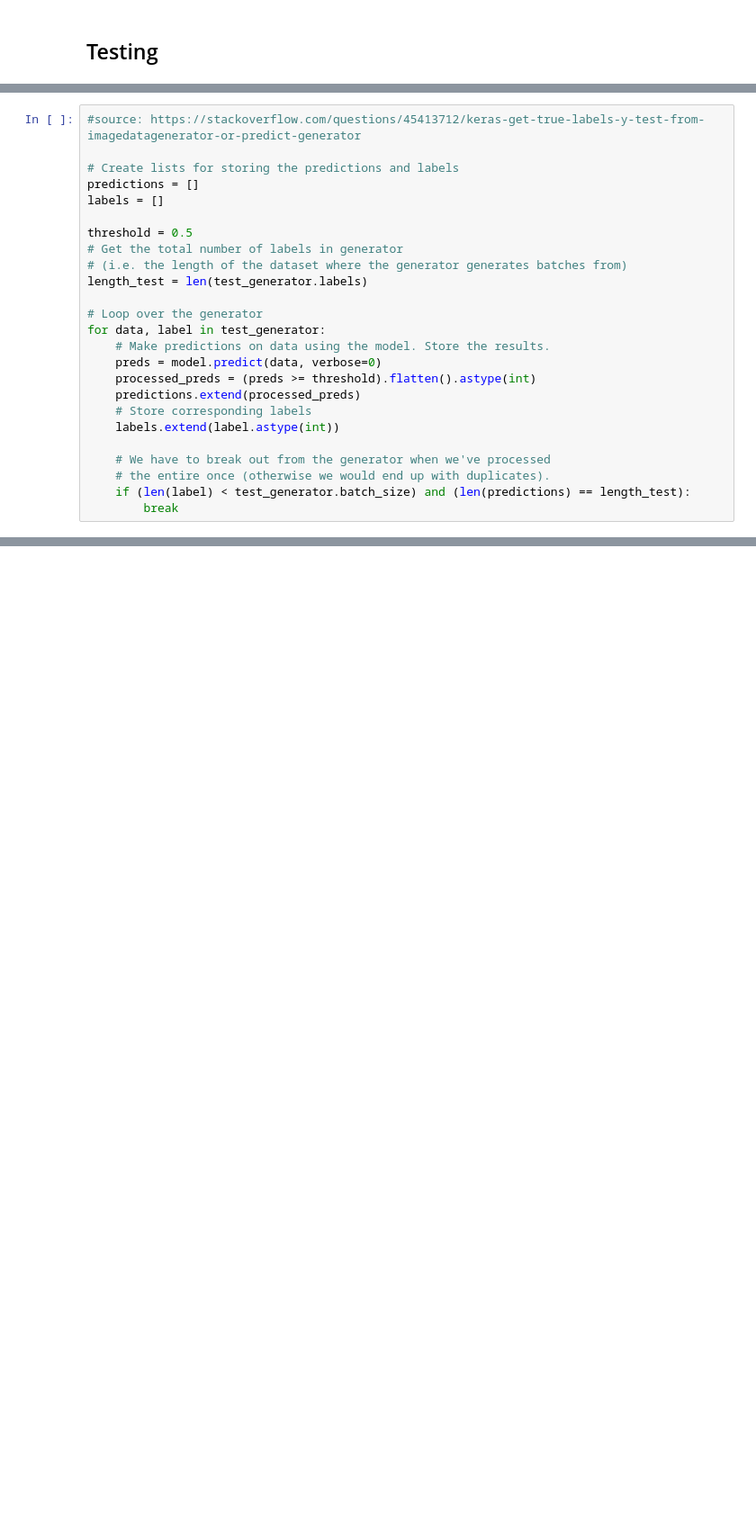
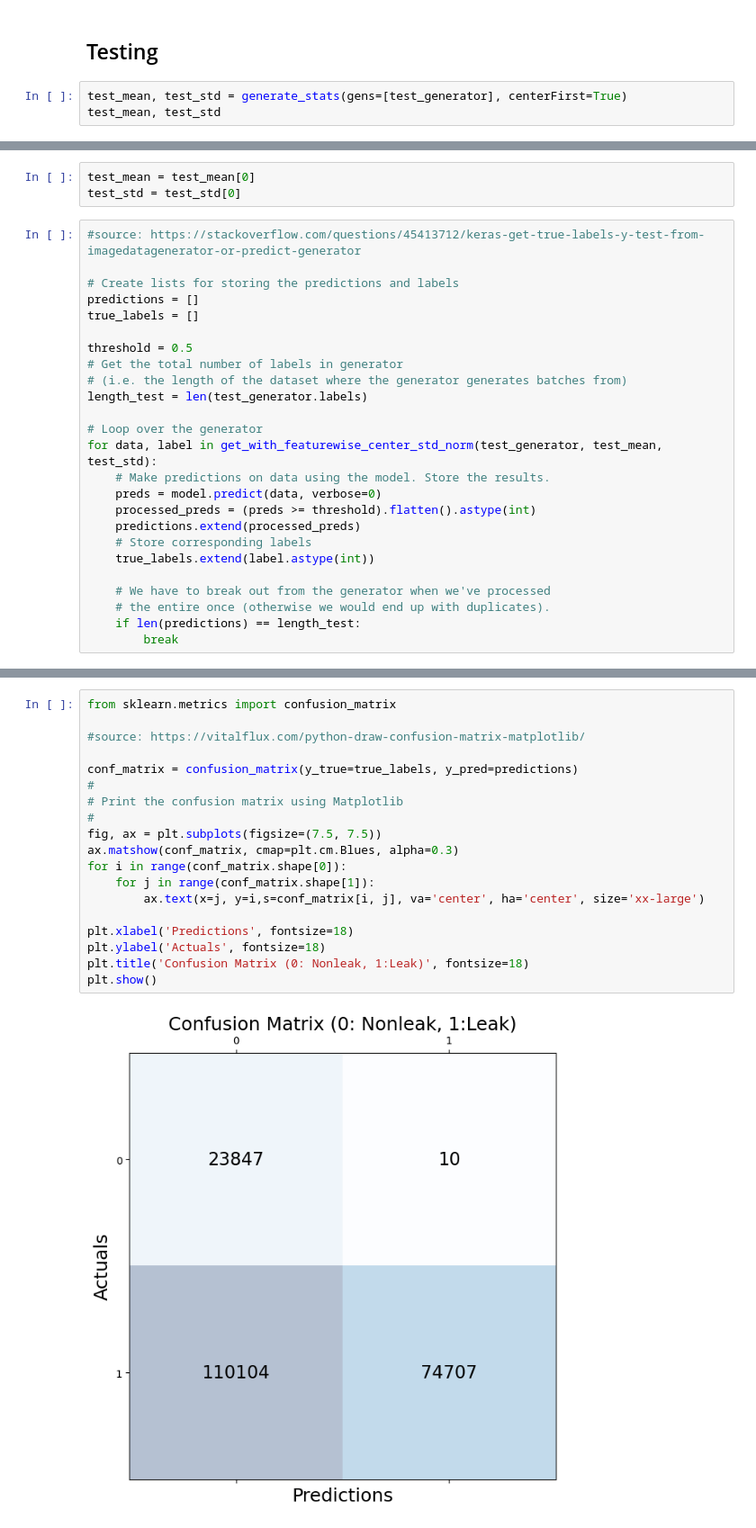
Before and after one commit to BerkeleyExpertSystemTechnologiesLab/Squishy-Methane-Analysis, a Jupyter notebook: MethaneCNN/preprocessing.ipynb, the cells around one changed output, grey strips where cells are left out. Shown at 90% size. Drawn from its saved outputs; the diff is of its cells as text; blank space fills up the shorter version.

```diff
--- a/MethaneCNN/preprocessing.ipynb
+++ b/MethaneCNN/preprocessing.ipynb
@@ -490,2 +624,5 @@ plt.show()
 # %% [markdown]
 ## Testing
+# %%
+test_mean, test_std = generate_stats(gens=[test_generator], centerFirst=True)
+test_mean, test_std
@@ -492,9 +643,12 @@ plt.show()
+# %%
+test_mean = test_mean[0]
+test_std = test_std[0]
 # %%
 #source: https://stackoverflow.com/questions/45413712/keras-get-true-labels-y-test-from-imagedatagenerator-or-predict-generator
 
 # Create lists for storing the predictions and labels
 predictions = []
-labels = []
+true_labels = []
 
 threshold = 0.5
 # Get the total number of labels in generator
@@ -502,16 +656,16 @@ threshold = 0.5
 length_test = len(test_generator.labels)
 
 # Loop over the generator
-for data, label in test_generator:
+for data, label in get_with_featurewise_center_std_norm(test_generator, test_mean, test_std):
     # Make predictions on data using the model. Store the results.
     preds = model.predict(data, verbose=0)
     processed_preds = (preds >= threshold).flatten().astype(int)
     predictions.extend(processed_preds)
     # Store corresponding labels
-    labels.extend(label.astype(int))
+    true_labels.extend(label.astype(int))
 
     # We have to break out from the generator when we've processed
     # the entire once (otherwise we would end up with duplicates).
-    if (len(label) < test_generator.batch_size) and (len(predictions) == length_test):
+    if len(predictions) == length_test:
         break
 # %%
@@ -537,0 +675,21 @@ print(f'Non-Leak Test accuracy is {nonleak_test_acc} after training for {num_epo
+# %%
+from sklearn.metrics import confusion_matrix
+
+#source: https://vitalflux.com/python-draw-confusion-matrix-matplotlib/
+
+conf_matrix = confusion_matrix(y_true=true_labels, y_pred=predictions)
+#
+# Print the confusion matrix using Matplotlib
+#
+fig, ax = plt.subplots(figsize=(7.5, 7.5))
+ax.matshow(conf_matrix, cmap=plt.cm.Blues, alpha=0.3)
+for i in range(conf_matrix.shape[0]):
+    for j in range(conf_matrix.shape[1]):
+        ax.text(x=j, y=i,s=conf_matrix[i, j], va='center', ha='center', size='xx-large')
+
+plt.xlabel('Predictions', fontsize=18)
+plt.ylabel('Actuals', fontsize=18)
+plt.title('Confusion Matrix (0: Nonleak, 1:Leak)', fontsize=18)
+plt.show()
+# %% [output]
+[figure, added]
```
Also changed, not shown: parts of 23 cells of this notebook.
